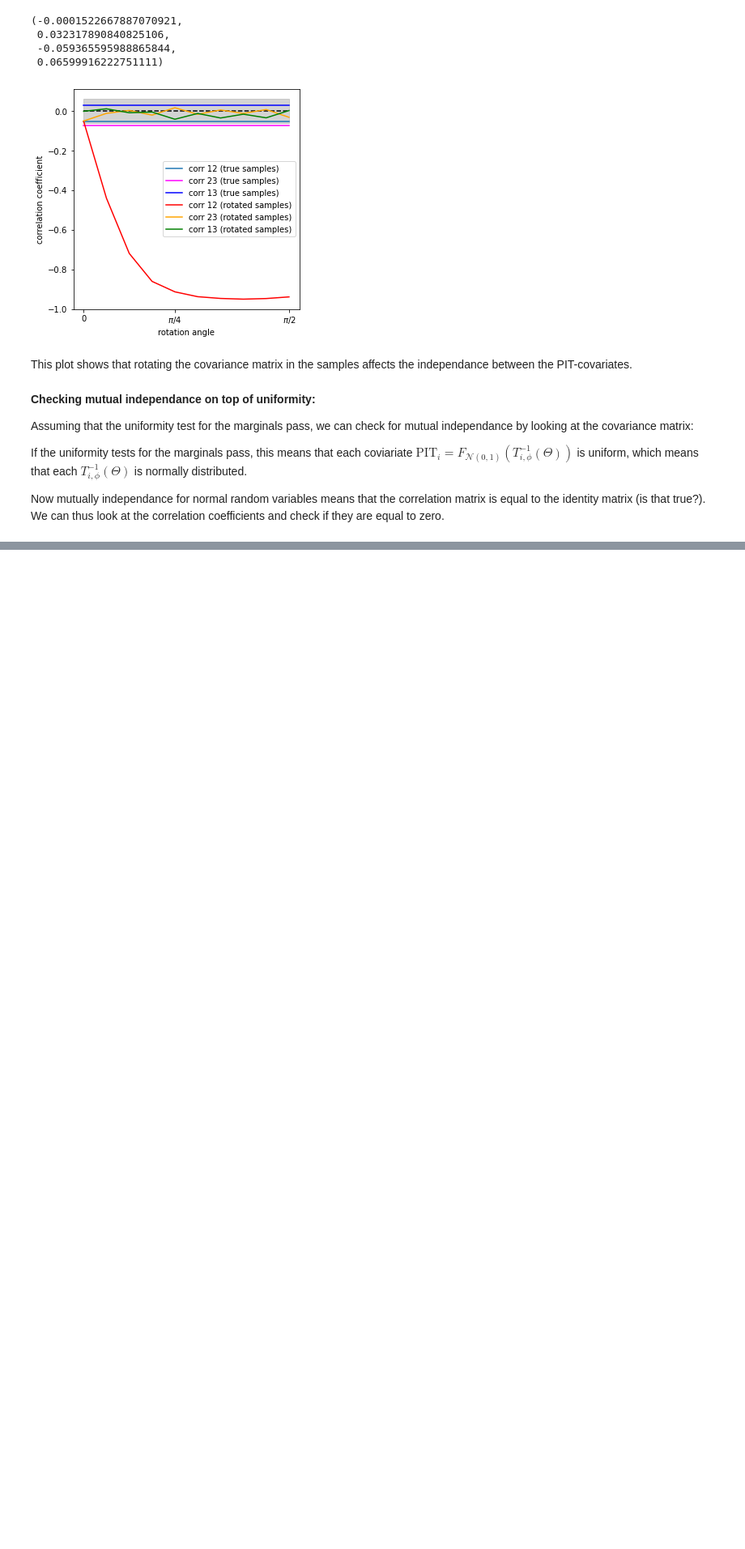
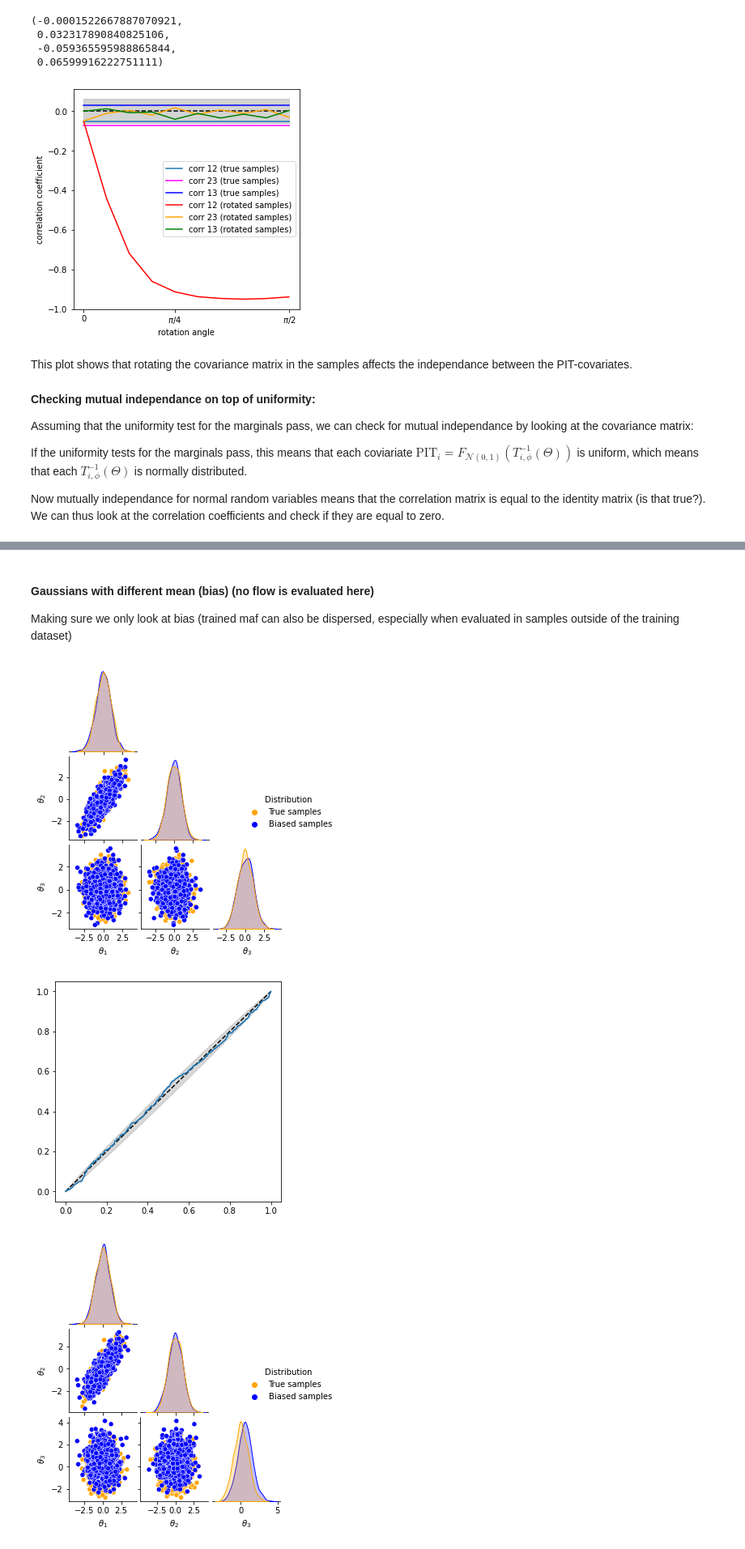
Before and after one commit to JuliaLinhart/valDiags_flows, a Jupyter notebook: MultiPIT_distributions_Toy.ipynb, the cells around one changed output, grey strips where cells are left out. Shown at 81% size. Saved outputs shown, nothing was run; the diff lists cells and outputs as text; code cells hidden in the pictures; blank space fills up the shorter version.

```diff
--- a/MultiPIT_distributions_Toy.ipynb
+++ b/MultiPIT_distributions_Toy.ipynb
@@ -607,0 +743,62 @@ We can thus look at the correlation coefficients and check if they are equal to
+# %% [markdown]
+#### Gaussians with different mean (bias) (no flow is evaluated here)
+Making sure we only look at bias (trained maf can also be dispersed, especially when evaluated in samples outside of the training dataset)
+# %%
+# Plot distribution and pp-plots of
+# - the target distribution (here the true distribution) and
+# - the false distribution (with shifted mean)
+
+# introduce bias
+mean_false_list = [torch.FloatTensor([mu_1 , mu_2, mu_3 + b]) for b in np.linspace(0,2,5)]
+
+false_mvns_list = [
+    D.multivariate_normal.MultivariateNormal(loc=mean_false, covariance_matrix=torch.FloatTensor(covariance)) for mean_false in mean_false_list
+]
+
+# Pairplot
+columns = [r"$\theta_1$", r"$\theta_2$", r"$\theta_3$"]
+
+df_true = pd.DataFrame(np.array(datasets['test']), columns=columns)
+df_true["Distribution"] = "True samples"
+
+test_statistics_multiPIT = {}
+test_statistics_multiPIT['dim_1'] ={}
+test_statistics_multiPIT['dim_2'] ={}
+test_statistics_multiPIT['dim_3'] ={}
+test_statistics_hdr = {}
+for i in range(len(mean_false_list)):
+    samples_false_test = false_mvns_list[i].sample((test_size,))
+
+    df_false = pd.DataFrame(np.array(samples_false_test), columns=columns)
+    df_false["Distribution"] = "Biased samples"
+
+    dfs = pd.concat([df_true, df_false], ignore_index=True)
+
+    g = sns.pairplot(dfs, hue="Distribution", corner=True, palette={"Biased samples":"blue", "True samples": "orange"})
+    # g.fig.suptitle("rotation angle = "+str(thetas[i]))
+    g.fig.set_size_inches(5,5)
+    plt.show()
+
+
+    # HDR
+    ranks = []
+    testset = datasets['test']
+    for x_0 in testset:
+        mask = false_mvns_list[i].log_prob(x_0) < target_dist.log_prob(samples_false_test)
+        rank = mask.sum() / mask.numel()
+        ranks.append(rank)
+
+    ranks = torch.stack(ranks).cpu()
+    ranks = torch.cat((ranks, torch.tensor([0.0, 1.0])))
+
+
+    levels = torch.sort(ranks).values
+    coverages = torch.linspace(0.0, 1.0, len(ranks))
+    plt.plot(coverages,coverages, '--', color='black')
+    confidence_region_null(coverages)
+    plt.plot(coverages, levels)
+    plt.show()
+# %% [output]
+[figure, added]
+[figure, added]
+[figure, added]
```
Also changed, not shown: parts of 20 cells of this notebook.
